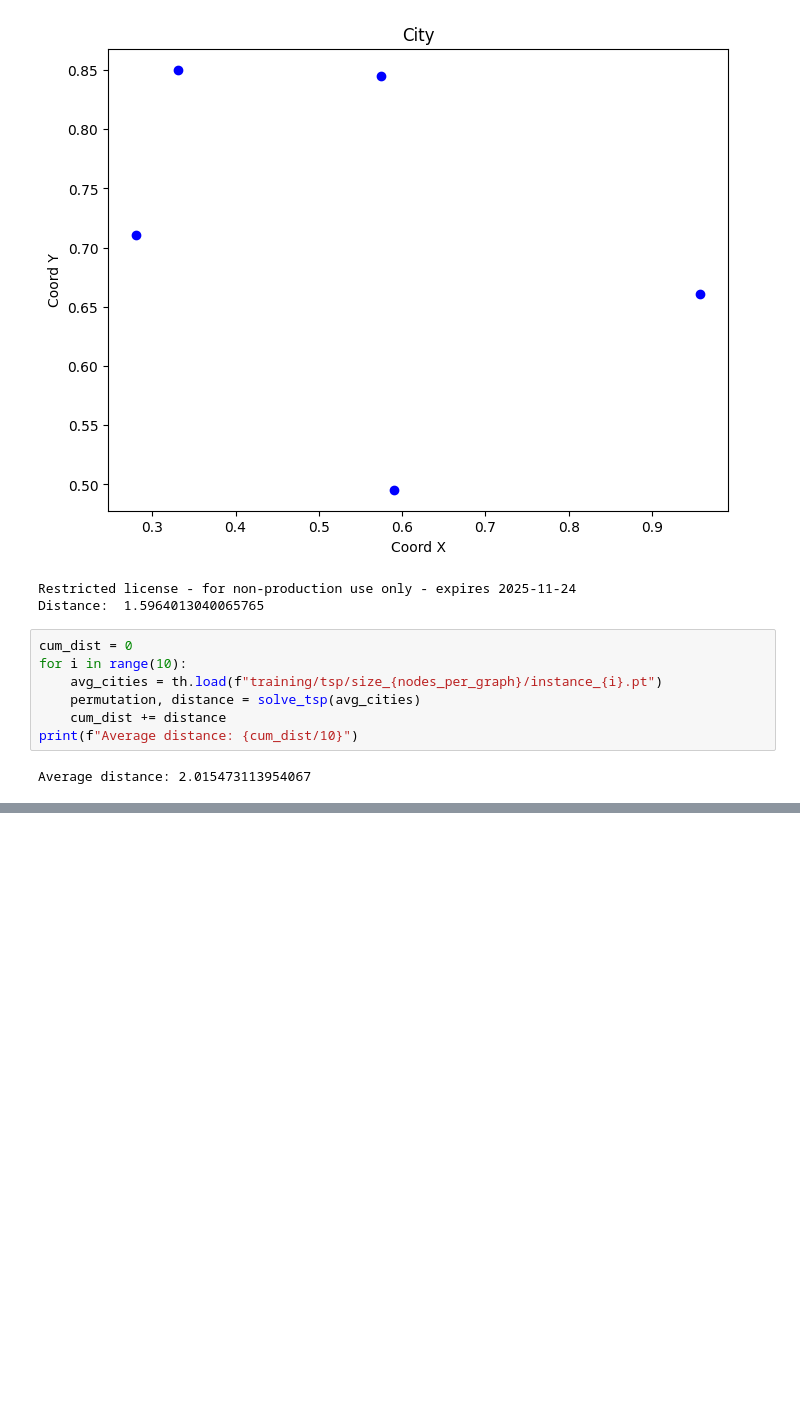
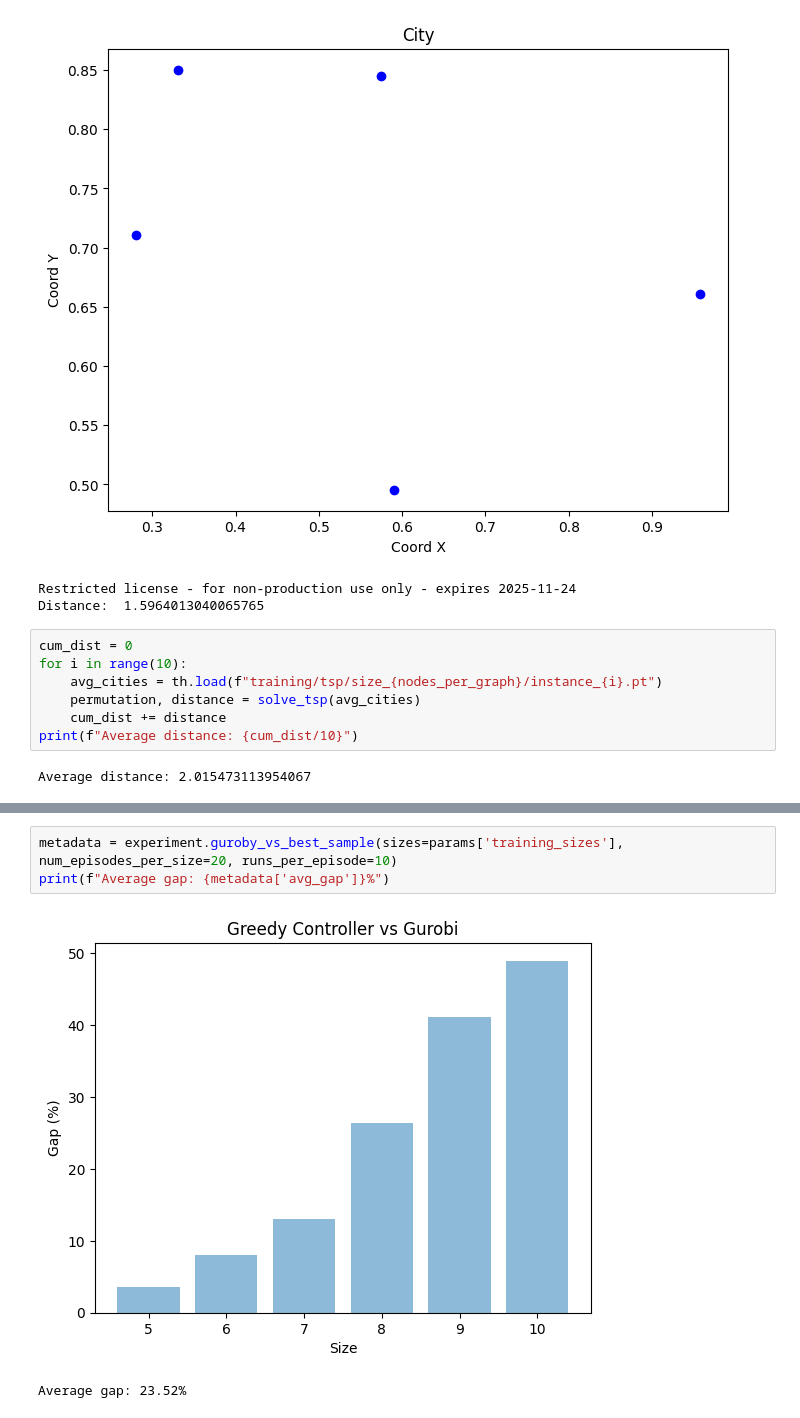
Before and after one commit to tomasosarte/TFG, a Jupyter notebook: tfg/tfg/Training light attention 2.ipynb, the cells around one changed output, grey strips where cells are left out. Saved outputs shown, nothing was run; the diff lists cells and outputs as text; blank space fills up the shorter version.

```diff
--- a/tfg/tfg/Training light attention 2.ipynb
+++ b/tfg/tfg/Training light attention 2.ipynb
@@ -157,0 +155,6 @@ Total spended time in experiment:  1295.7532768249512
+# %%
+metadata = experiment.guroby_vs_best_sample(sizes=params['training_sizes'], num_episodes_per_size=20, runs_per_episode=10)
+print(f"Average gap: {metadata['avg_gap']}%")
+# %% [output]
+[figure, added]
+Average gap: 23.52%
```
Also changed, not shown: parts of 8 cells of this notebook, 10 other files.
